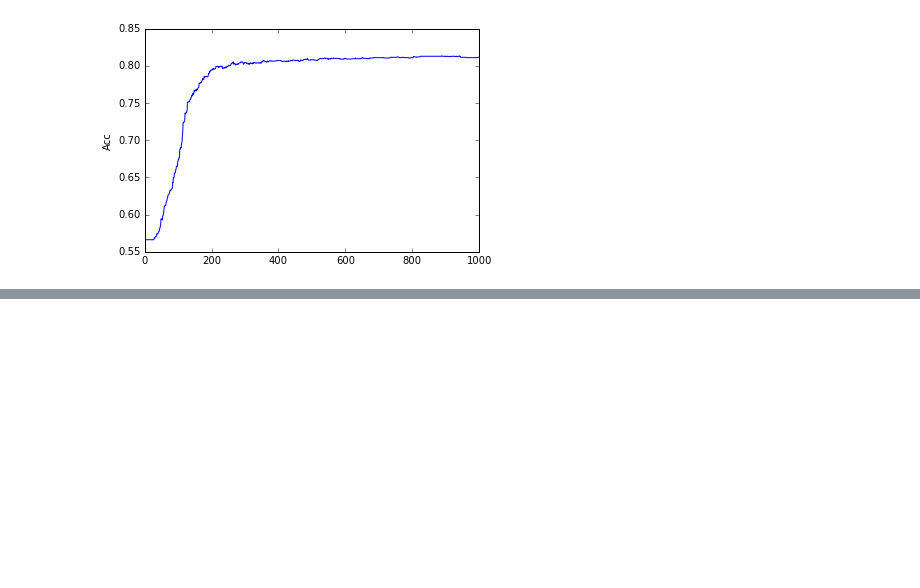
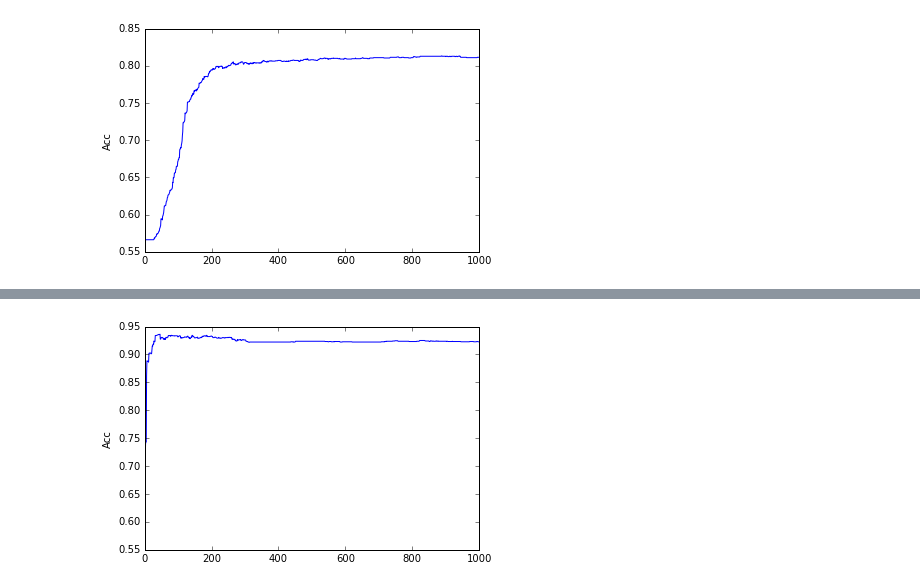
Before and after one commit to tonyabracadabra/DeepFeatureSelection--Tensorflow, a Jupyter notebook: ATest!.ipynb, the cells around one changed output, grey strips where cells are left out. Cells and saved outputs as stored; diff of their text form; code cells hidden in the pictures; blank space fills up the shorter version.

```diff
--- a/ATest!.ipynb
+++ b/ATest!.ipynb
@@ -67,2 +43,16 @@ plt.show()
+# %%
+import numpy as np
+
+indexes_xgboost = sio.loadmat("xgboost_result")['importance_rank']
+
+weights = np.load('weights-7000-0-0001.npy')
+
+indexes_dfs = np.argsort(abs(weights[0]))[::-1]
+
+def topXGBoostfeatures(n):
+    return X_train[:, indexes_xgboost.tolist()[0][:n]], X_test[:, indexes_xgboost.tolist()[0][:n]]
+
+def topDFSfeatures(n):
+    return X_train[:, indexes_dfs.tolist()[:n]], X_test[:, indexes_dfs.tolist()[:n]]
 # %%
 len(abs(dfsMLP.selected_ws[0])[abs(dfsMLP.selected_ws[0])>0.001])
@@ -302,0 +328,10 @@ plt.show()
+# %%
+%matplotlib inline
+
+import matplotlib.pyplot as plt
+
+plt.plot(acc_scores_xgboost_svm)
+plt.ylabel('Acc')
+plt.show()
+# %% [output]
+[figure, added]
```
Also changed, not shown: parts of 22 cells of this notebook, 7 other files.
